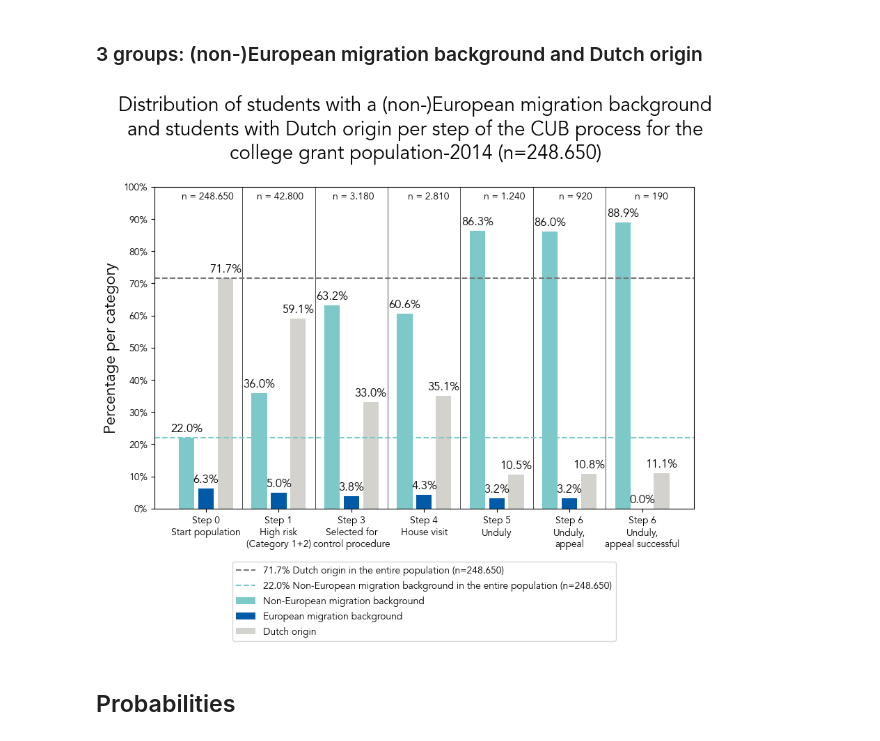
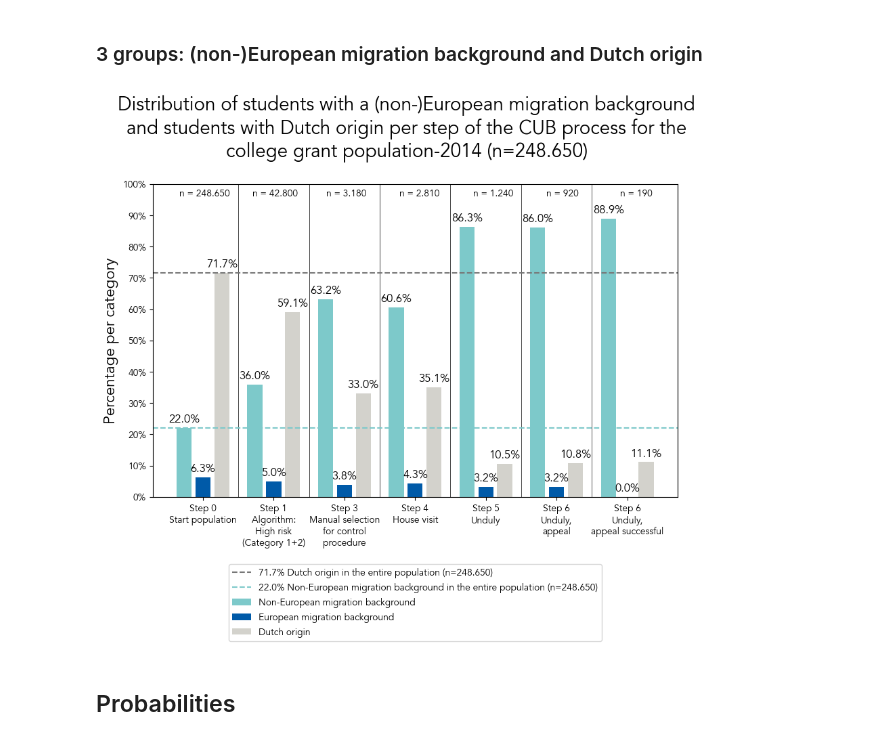
Before and after one commit to NGO-Algorithm-Audit/DUO-CUB, a Jupyter notebook: Supervised bias analysis/Table1.ipynb, the cells around one changed output. Saved outputs shown, nothing was run; the diff lists cells and outputs as text; code cells hidden in the pictures.

Commit message:
edit to xtick label overview plot

```diff
--- a/Supervised bias analysis/Table1.ipynb
+++ b/Supervised bias analysis/Table1.ipynb
@@ -1694,8 +1694,8 @@ figure_title = f'Distribution of students with a (non-)European migration backgr
 
 # custom xticks
 custom_xticks = ['Step 0\nStart population',
-                 'Step 1\nHigh risk\n(Category 1+2)',
-                 'Step 3\nSelected for\ncontrol procedure',
+                 'Step 1\nAlgorithm:\nHigh risk\n(Category 1+2)',
+                 'Step 3\nManual selection\nfor control\nprocedure',
                  'Step 4\nHouse visit',
                  'Step 5\nUnduly',
                  'Step 6\nUnduly,\nappeal',
@@ -1750,35 +1750,35 @@ perc_OB_of_O = n_OB / n_O
 
 # get the n of the 'unduly, appeal successful'
 n_OBG = df.loc['Unduly, appeal successful', 'Total']
 perc_OBG_of_OB = n_OBG / n_O
 
 # plot variables (7 categories)
 step_per_n = 0.14
 start_x_n= 0.05
 start_y_n = 0.96
 
 # sample size annotation
 x_i = start_x_n
 for n in [n_Total,
           n_H,
           n_G,
           n_HB,
           n_O,
           n_OB,
           n_OBG]:
         ax.text(x_i, start_y_n, 'n = {:,}'.format(int(n)).replace(',','.'), fontsize=10, transform=ax.transAxes)
         x_i += step_per_n
 
 # horizontal lines
 ax.axhline(y=avg_NL, color='#777777', label=f'{(avg_NL*100):.1f}% Dutch origin in the entire population (n={n_total_pop})', linestyle='--')
 ax.axhline(y=avg_migr_non_eu, color=c_migr_non_eu_and_child_migr_non_eu, label=f'{(avg_migr_non_eu*100):.1f}% Non-European migration background in the entire population (n={n_total_pop})', linestyle='--')
 
 # legend
-ax.legend(bbox_to_anchor=(0.5, -0.15), loc='upper center')
+ax.legend(bbox_to_anchor=(0.5, -0.2), loc='upper center')
 
 plt.show()
 # %% [output]
-[figure, old version]
+[figure, new version]
 # %% [markdown]
 ## Probabilities
 # %%
```
Also changed, not shown: 1 other file.
